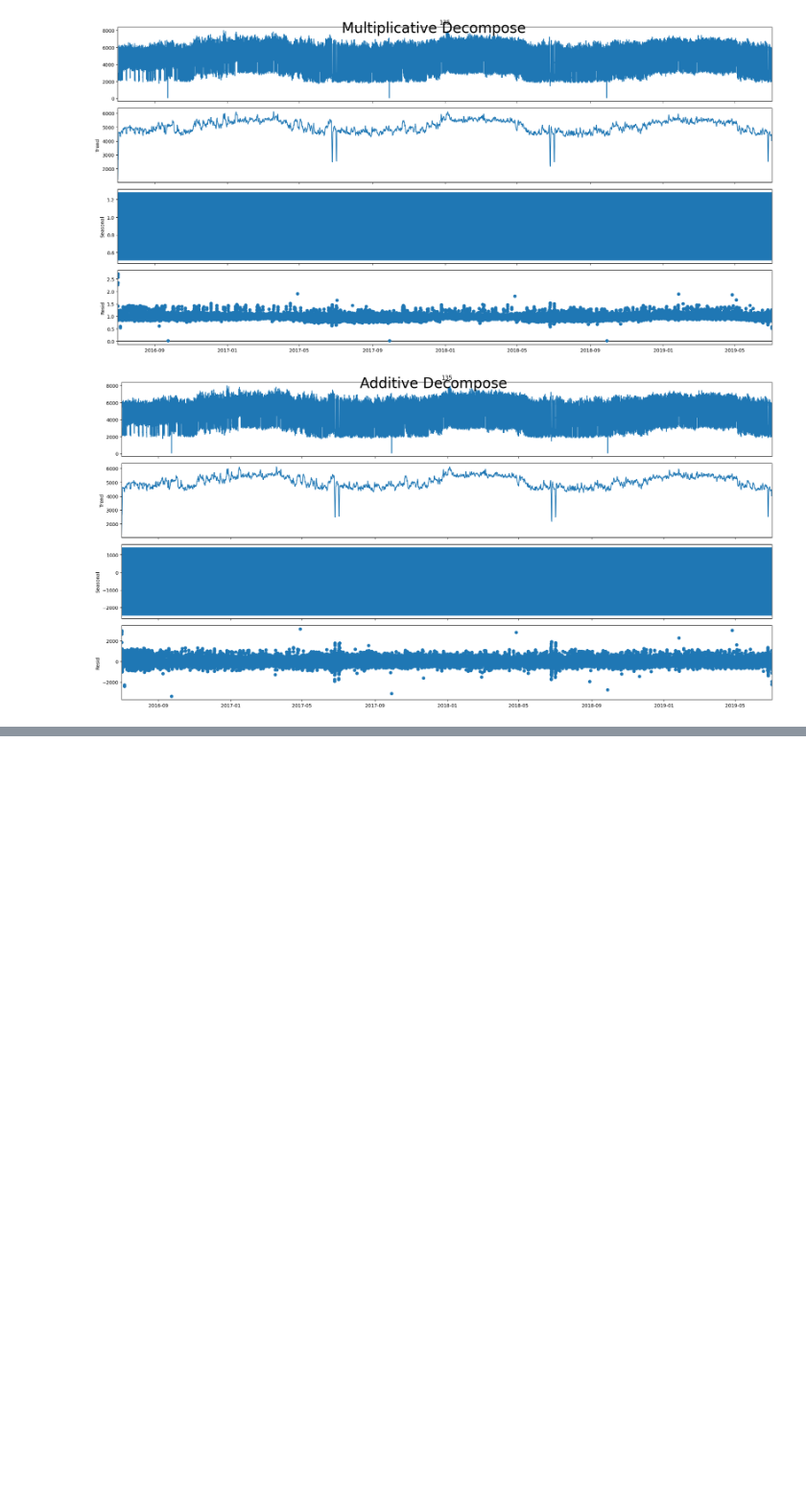
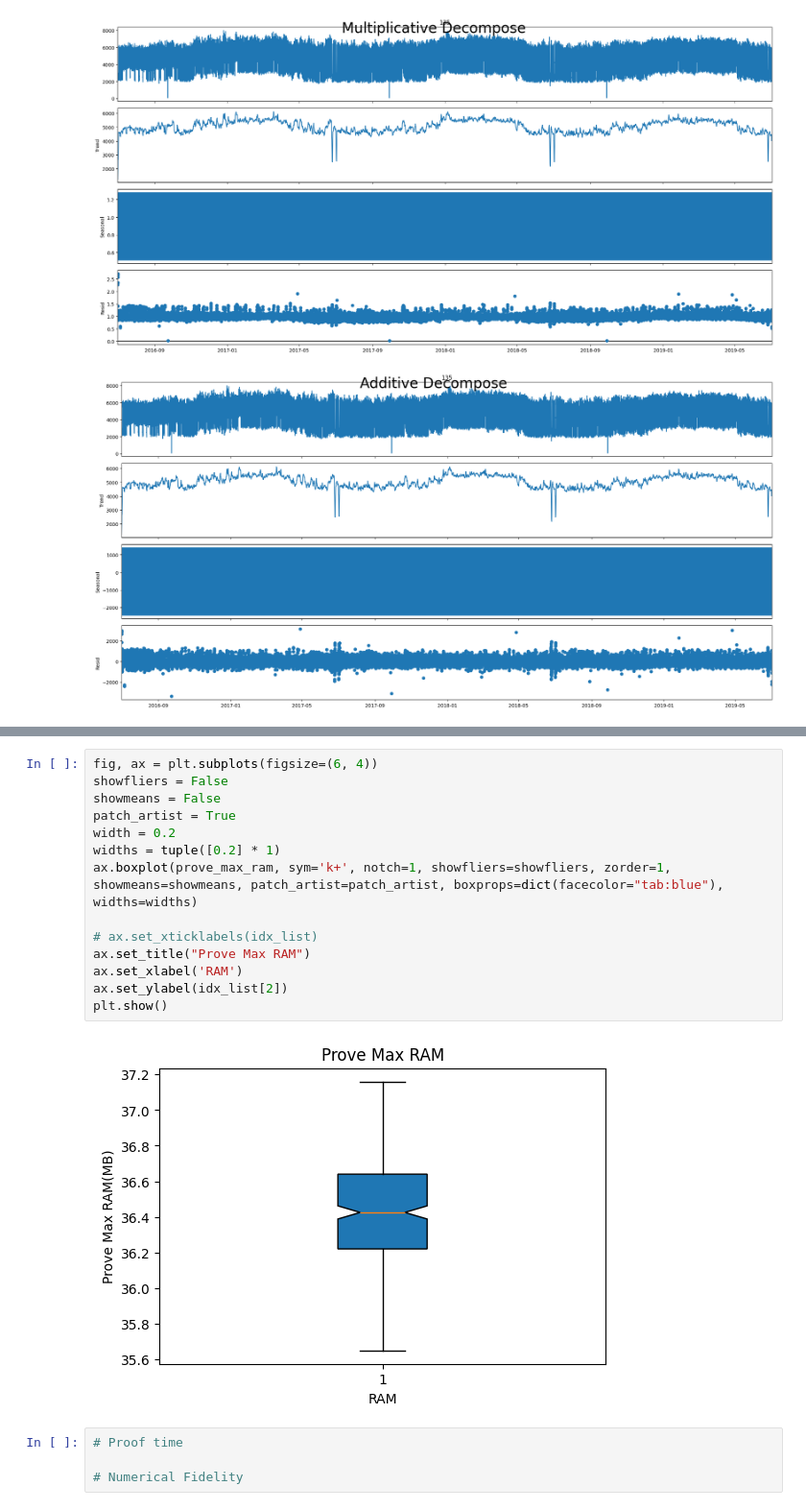
Before and after one commit to CaixiangFan/zkpet, a Jupyter notebook: src/plot.ipynb, the cells around one changed output, grey strips where cells are left out. Shown at 96% size. Drawn from its saved outputs; the diff is of its cells as text; blank space fills up the shorter version.

```diff
--- a/src/plot.ipynb
+++ b/src/plot.ipynb
@@ -380,0 +406,20 @@ tensor([[[  10.5662,   81.9392,    7.4823,  ..., 2459.0837,  602.2404,
+# %%
+fig, ax = plt.subplots(figsize=(6, 4))
+showfliers = False
+showmeans = False
+patch_artist = True
+width = 0.2
+widths = tuple([0.2] * 1)
+ax.boxplot(prove_max_ram, sym='k+', notch=1, showfliers=showfliers, zorder=1, showmeans=showmeans, patch_artist=patch_artist, boxprops=dict(facecolor="tab:blue"), widths=widths)
+
+# ax.set_xticklabels(idx_list)
+ax.set_title("Prove Max RAM")
+ax.set_xlabel('RAM')
+ax.set_ylabel(idx_list[2])
+plt.show()
+# %% [output]
+[figure, added]
+# %%
+# Proof time
+
+# Numerical Fidelity
```
Also changed, not shown: parts of 12 cells of this notebook, 8 other files.
